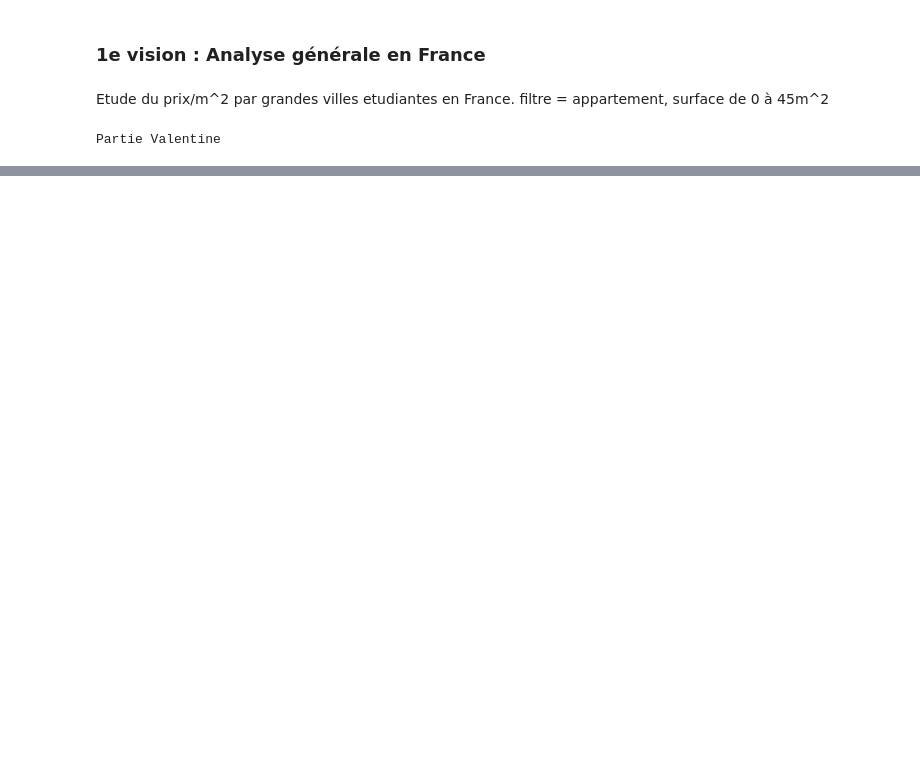
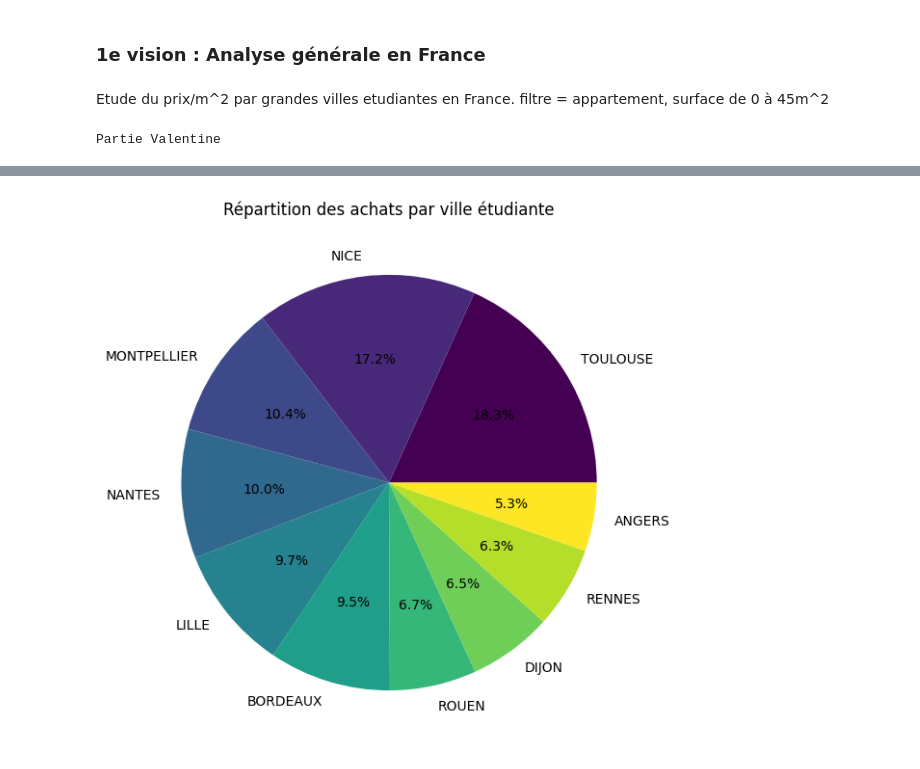
Before and after one commit to adam2504/Analyse_Donnees_Foncieres, a Jupyter notebook: notebook_valentine.ipynb, the cells around one changed output, grey strips where cells are left out. Drawn from its saved outputs; the diff is of its cells as text; code cells hidden in the pictures; blank space fills up the shorter version.

```diff
--- a/notebook_valentine.ipynb
+++ b/notebook_valentine.ipynb
@@ -189,0 +217,9 @@ print("\n✅ Fichier exporté : prix_m2_moyen_par_ville.csv")
+# %%
+df["Commune"].value_counts().head(10).plot.pie(
+    autopct='%1.1f%%', figsize=(7,7), colormap="viridis"
+)
+plt.title("Répartition des achats par ville étudiante")
+plt.ylabel("")
+plt.show()
+# %% [output]
+[figure, added]
```
Also changed, not shown: parts of 9 cells of this notebook.
